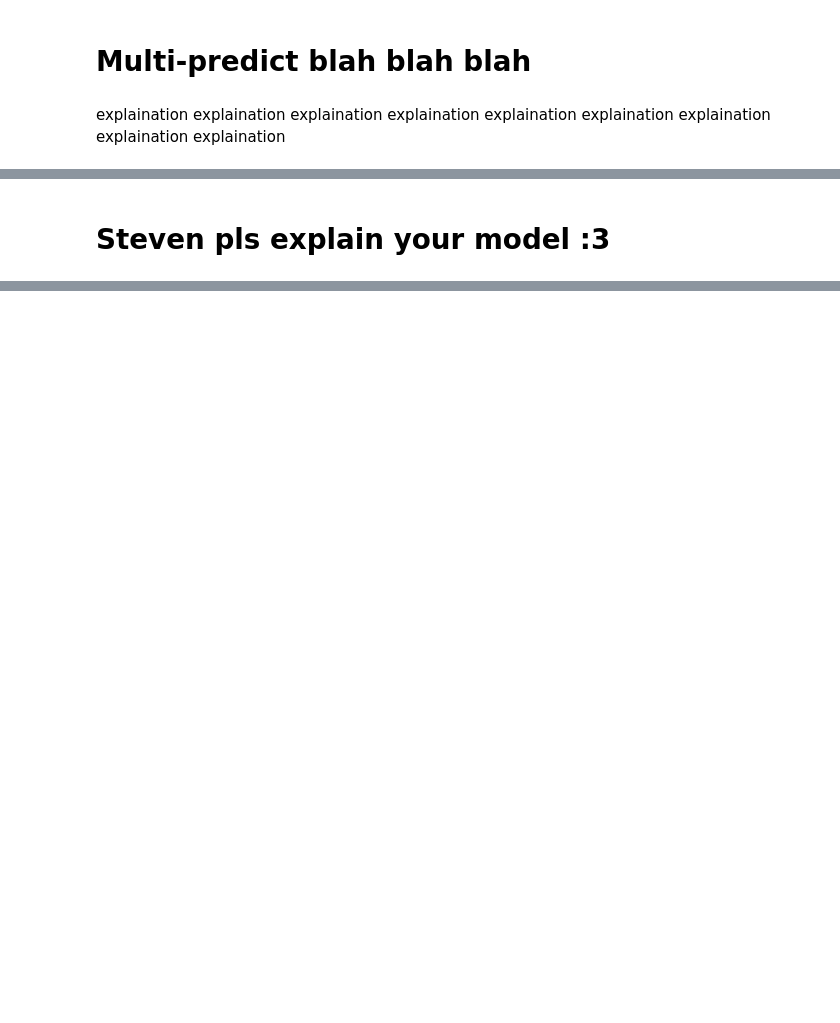
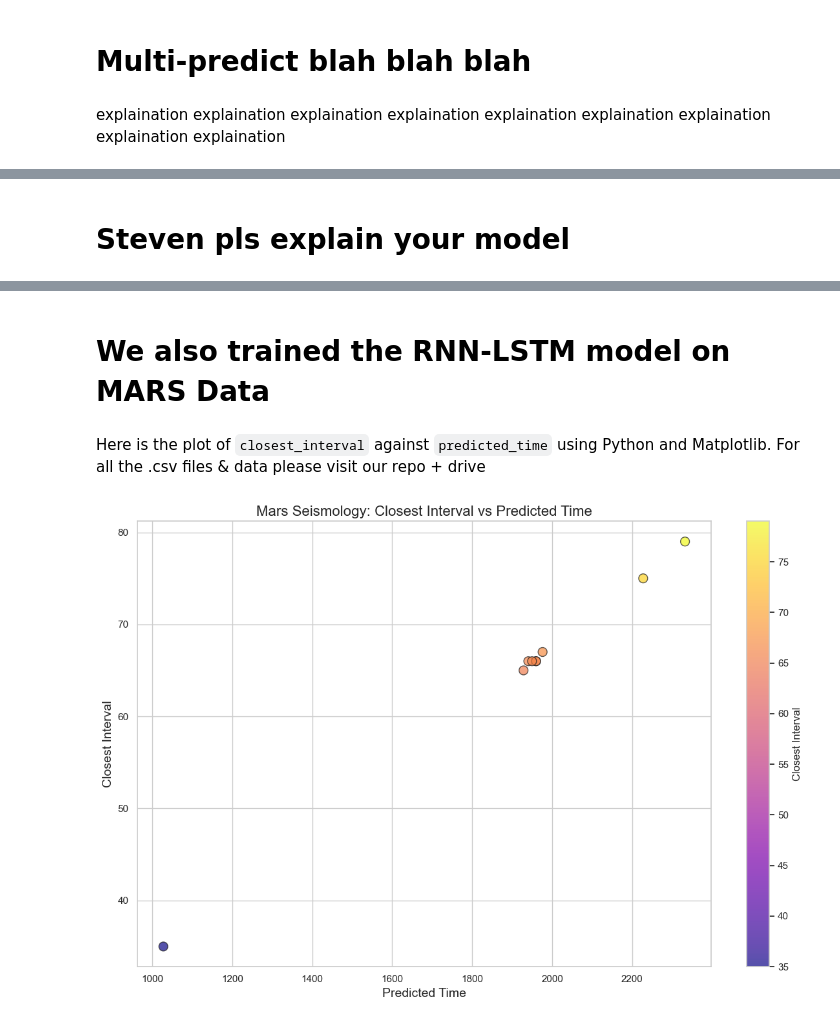
Before and after one commit to monmon0/planetory-seismology-deploy, a Jupyter notebook: master_demo.ipynb, the cells around one changed output, grey strips where cells are left out. Drawn from its saved outputs; the diff is of its cells as text; code cells hidden in the pictures; blank space fills up the shorter version.

````diff
--- a/master_demo.ipynb
+++ b/master_demo.ipynb
@@ -481,5 +475,5 @@ Link to colab:
 # %% [markdown]
-# Steven pls explain your model :3
+# Steven pls explain your model
 # %% [markdown]
 <p>This is from S12 grade A folder </p>
 <img src = "./img_mars/mars1.png" width = "50%"/>
@@ -490,3 +484,8 @@ Link to colab:
   <figcaption>Fig.3 - xa.s12.00.mhz.1970-03-30HR00_evid00020</figcaption>
   <img src = "./img_mars/mars4.png"  width = "50%"/>
   <figcaption>Fig.3 - xa.s12.00.mhz.1970-03-30HR00_evid00020</figcaption>
+# %% [markdown]
+# We also trained the RNN-LSTM model on MARS Data
+# %% [markdown]
+Here is the plot of ```closest_interval``` against ```predicted_time``` using Python and Matplotlib.
+For all the .csv files & data please visit our repo + drive
@@ -492,0 +496,31 @@ Link to colab:
+# %%
+import pandas as pd
+import matplotlib.pyplot as plt
+import seaborn as sns
+
+# Load the Mars CSV file (adjust the file path if needed)
+file_path_mars = 'mars_test'  # Add '.csv' if necessary
+mars_data = pd.read_csv(file_path_mars)
+
+# Set up the seaborn style for better aesthetics
+sns.set(style='whitegrid')
+
+# Plotting closest_interval against predicted_time for Mars data
+plt.figure(figsize=(12, 8))
+scatter = plt.scatter(mars_data['predicted_time'], mars_data['closest_interval'],
+                      c=mars_data['closest_interval'], cmap='plasma', s=100, alpha=0.7, edgecolor='k')
+
+# Adding color bar
+cbar = plt.colorbar(scatter)
+cbar.set_label('Closest Interval')
+
+# Titles and labels
+plt.title('Mars Seismology: Closest Interval vs Predicted Time', fontsize=16)
+plt.xlabel('Predicted Time', fontsize=14)
+plt.ylabel('Closest Interval', fontsize=14)
+
+# Show plot
+plt.tight_layout()
+plt.show()
+# %% [output]
+[figure, added]
````
Also changed, not shown: parts of 22 cells of this notebook, 5 other files.
